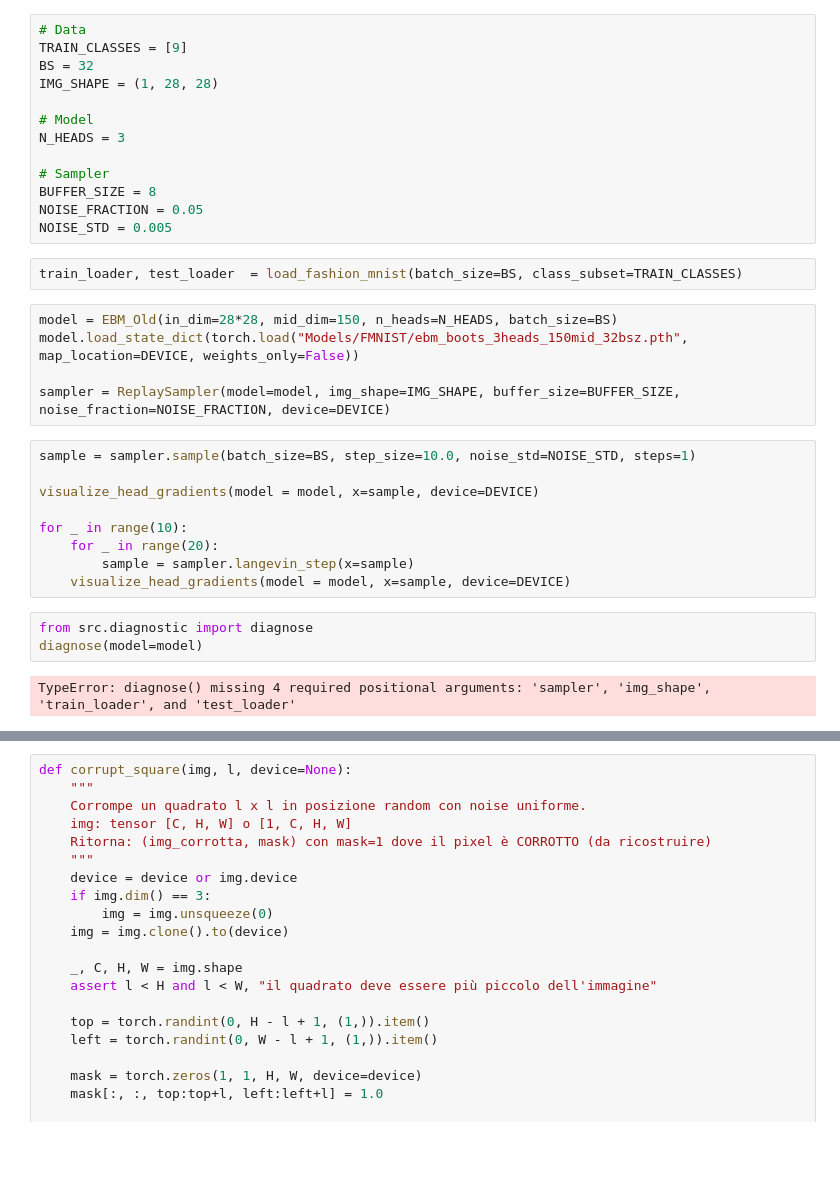
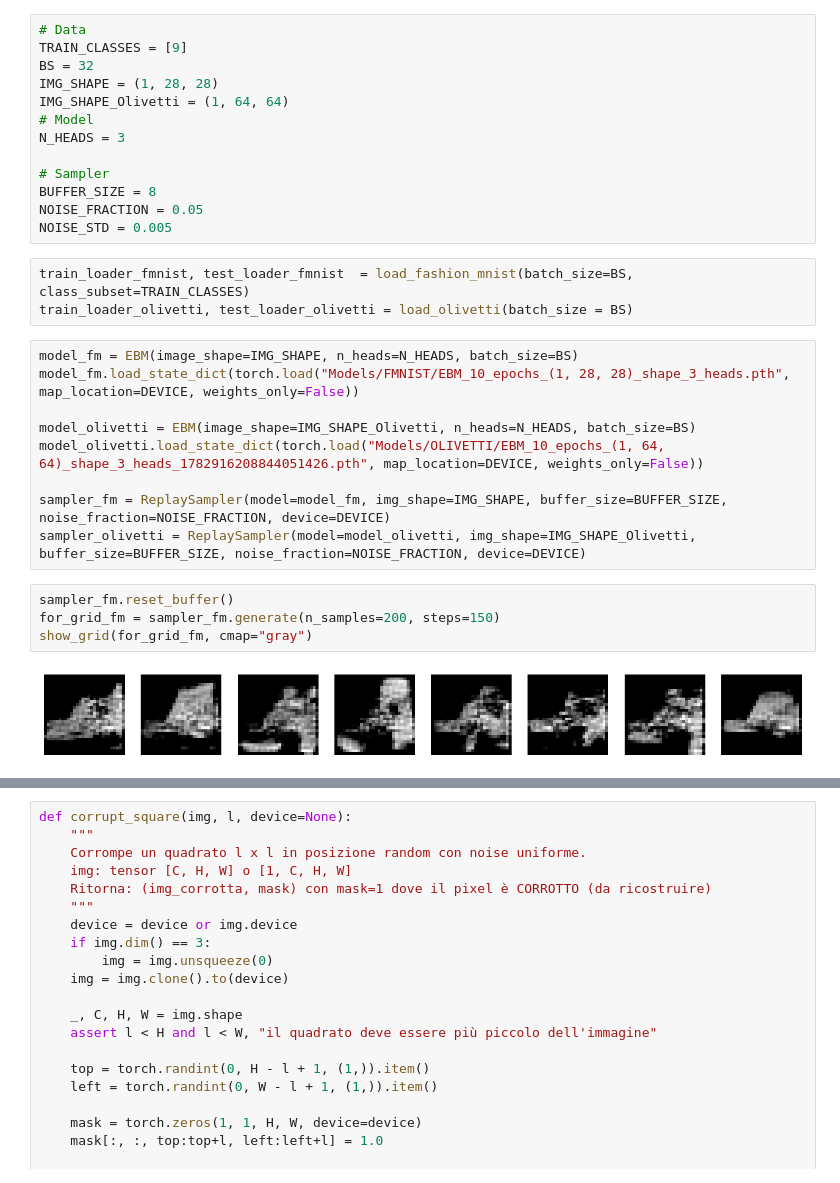
Before and after one commit to marco-cartago/EbmFcT, a Jupyter notebook: tmp_gifs.ipynb, the cells around one changed output, grey strips where cells are left out. Drawn from its saved outputs; the diff is of its cells as text; blank space fills up the shorter version.

```diff
--- a/tmp_gifs.ipynb
+++ b/tmp_gifs.ipynb
@@ -14,7 +14,7 @@ DEVICE = torch.device("cuda" if torch.cuda.is_available() else "cpu")
 TRAIN_CLASSES = [9]
 BS = 32
 IMG_SHAPE = (1, 28, 28)
-
+IMG_SHAPE_Olivetti = (1, 64, 64)
 # Model
 N_HEADS = 3
 
@@ -23,23 +23,20 @@ BUFFER_SIZE = 8
 NOISE_FRACTION = 0.05
 NOISE_STD = 0.005
 # %%
-train_loader, test_loader  = load_fashion_mnist(batch_size=BS, class_subset=TRAIN_CLASSES)
+train_loader_fmnist, test_loader_fmnist  = load_fashion_mnist(batch_size=BS, class_subset=TRAIN_CLASSES)
+train_loader_olivetti, test_loader_olivetti = load_olivetti(batch_size = BS)
 # %%
-model = EBM_Old(in_dim=28*28, mid_dim=150, n_heads=N_HEADS, batch_size=BS)
-model.load_state_dict(torch.load("Models/FMNIST/ebm_boots_3heads_150mid_32bsz.pth", map_location=DEVICE, weights_only=False))
+model_fm = EBM(image_shape=IMG_SHAPE, n_heads=N_HEADS, batch_size=BS)
+model_fm.load_state_dict(torch.load("Models/FMNIST/EBM_10_epochs_(1, 28, 28)_shape_3_heads.pth", map_location=DEVICE, weights_only=False))
 
-sampler = ReplaySampler(model=model, img_shape=IMG_SHAPE, buffer_size=BUFFER_SIZE, noise_fraction=NOISE_FRACTION, device=DEVICE)
+model_olivetti = EBM(image_shape=IMG_SHAPE_Olivetti, n_heads=N_HEADS, batch_size=BS)
+model_olivetti.load_state_dict(torch.load("Models/OLIVETTI/EBM_10_epochs_(1, 64, 64)_shape_3_heads_1782916208844051426.pth", map_location=DEVICE, weights_only=False))
+
+sampler_fm = ReplaySampler(model=model_fm, img_shape=IMG_SHAPE, buffer_size=BUFFER_SIZE, noise_fraction=NOISE_FRACTION, device=DEVICE)
+sampler_olivetti = ReplaySampler(model=model_olivetti, img_shape=IMG_SHAPE_Olivetti, buffer_size=BUFFER_SIZE, noise_fraction=NOISE_FRACTION, device=DEVICE)
-# %%
-sample = sampler.sample(batch_size=BS, step_size=10.0, noise_std=NOISE_STD, steps=1)
-
-visualize_head_gradients(model = model, x=sample, device=DEVICE)
-
-for _ in range(10):
-    for _ in range(20):
-        sample = sampler.langevin_step(x=sample)
-    visualize_head_gradients(model = model, x=sample, device=DEVICE)
-# %%
-from src.diagnostic import diagnose
-diagnose(model=model)
-# %% [output]
-TypeError: diagnose() missing 4 required positional arguments: 'sampler', 'img_shape', 'train_loader', and 'test_loader'
+# %%
+sampler_fm.reset_buffer()
+for_grid_fm = sampler_fm.generate(n_samples=200, steps=150)
+show_grid(for_grid_fm, cmap="gray")
+# %% [output]
+[figure, added]
```
Also changed, not shown: parts of 9 cells of this notebook.
